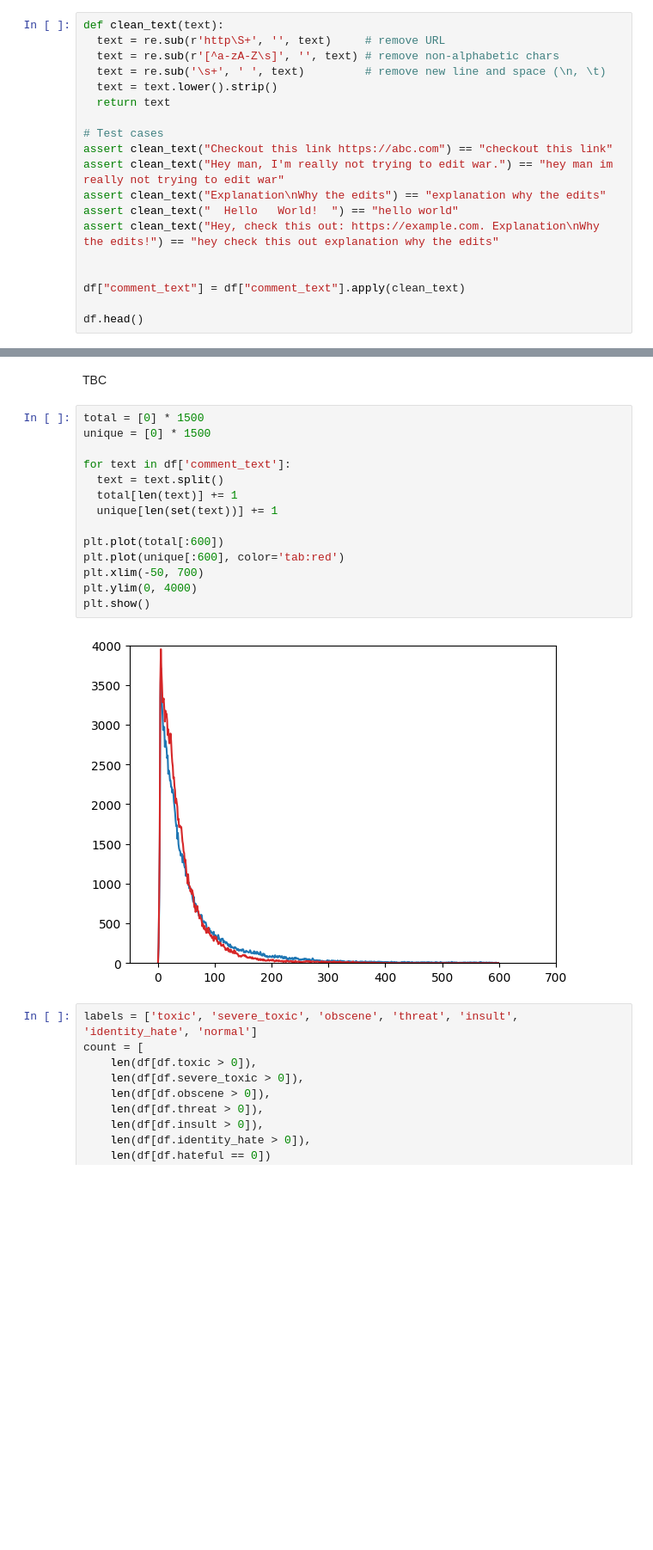
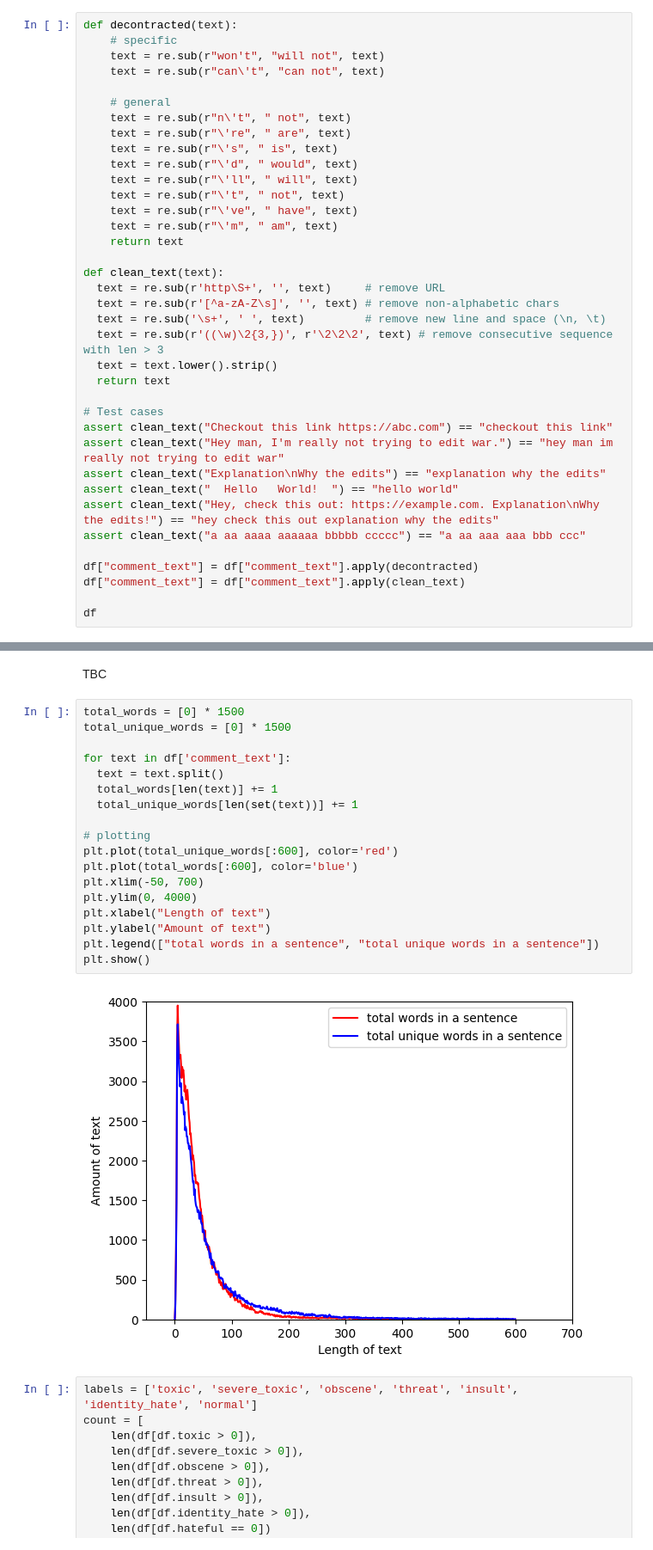
Before and after one commit to QuanNguyenDong/hateful-speech-classification, a Jupyter notebook: AI-models/visualise_comment_dataset.ipynb, the cells around one changed output, grey strips where cells are left out. Shown at 86% size. Drawn from its saved outputs; the diff is of its cells as text; blank space fills up the shorter version.

```diff
--- a/AI-models/visualise_comment_dataset.ipynb
+++ b/AI-models/visualise_comment_dataset.ipynb
@@ -41,9 +44,26 @@ After importing the dataset to the dataframe using pandas, the text is cleaned b
 *   Lowercase and strip the sentence
 # %%
+def decontracted(text):
+    # specific
+    text = re.sub(r"won't", "will not", text)
+    text = re.sub(r"can\'t", "can not", text)
+
+    # general
+    text = re.sub(r"n\'t", " not", text)
+    text = re.sub(r"\'re", " are", text)
+    text = re.sub(r"\'s", " is", text)
+    text = re.sub(r"\'d", " would", text)
+    text = re.sub(r"\'ll", " will", text)
+    text = re.sub(r"\'t", " not", text)
+    text = re.sub(r"\'ve", " have", text)
+    text = re.sub(r"\'m", " am", text)
+    return text
+
 def clean_text(text):
   text = re.sub(r'http\S+', '', text)     # remove URL
   text = re.sub(r'[^a-zA-Z\s]', '', text) # remove non-alphabetic chars
   text = re.sub('\s+', ' ', text)         # remove new line and space (\n, \t)
+  text = re.sub(r'((\w)\2{3,})', r'\2\2\2', text) # remove consecutive sequence with len > 3
   text = text.lower().strip()
   return text
 
@@ -53,11 +73,12 @@ assert clean_text("Hey man, I'm really not trying to edit war.") == "hey man im
 assert clean_text("Explanation\nWhy the edits") == "explanation why the edits"
 assert clean_text("  Hello   World!  ") == "hello world"
 assert clean_text("Hey, check this out: https://example.com. Explanation\nWhy the edits!") == "hey check this out explanation why the edits"
+assert clean_text("a aa aaaa aaaaaa bbbbb ccccc") == "a aa aaa aaa bbb ccc"
 
-
+df["comment_text"] = df["comment_text"].apply(decontracted)
 df["comment_text"] = df["comment_text"].apply(clean_text)
 
-df.head()
+df
 # %% [output]
 |  | comment_text | toxic | severe_toxic | obscene | threat | insult | identity_hate |
 | 0 | explanation why the edits made un... | 0 | 0 | 0 | 0 | 0 | 0 |
@@ -116,21 +144,25 @@ df.head()
 # %% [markdown]
 TBC
 # %%
-total = [0] * 1500
-unique = [0] * 1500
+total_words = [0] * 1500
+total_unique_words = [0] * 1500
 
 for text in df['comment_text']:
   text = text.split()
-  total[len(text)] += 1
-  unique[len(set(text))] += 1
+  total_words[len(text)] += 1
+  total_unique_words[len(set(text))] += 1
 
-plt.plot(total[:600])
-plt.plot(unique[:600], color='tab:red')
+# plotting
+plt.plot(total_unique_words[:600], color='red')
+plt.plot(total_words[:600], color='blue')
 plt.xlim(-50, 700)
 plt.ylim(0, 4000)
+plt.xlabel("Length of text")
+plt.ylabel("Amount of text")
+plt.legend(["total words in a sentence", "total unique words in a sentence"])
 plt.show()
 # %% [output]
-[figure, old version]
+[figure, new version]
 # %%
 labels = ['toxic', 'severe_toxic', 'obscene', 'threat', 'insult', 'identity_hate', 'normal']
 count = [
```
Also changed, not shown: parts of 11 cells of this notebook, 3 other files.
